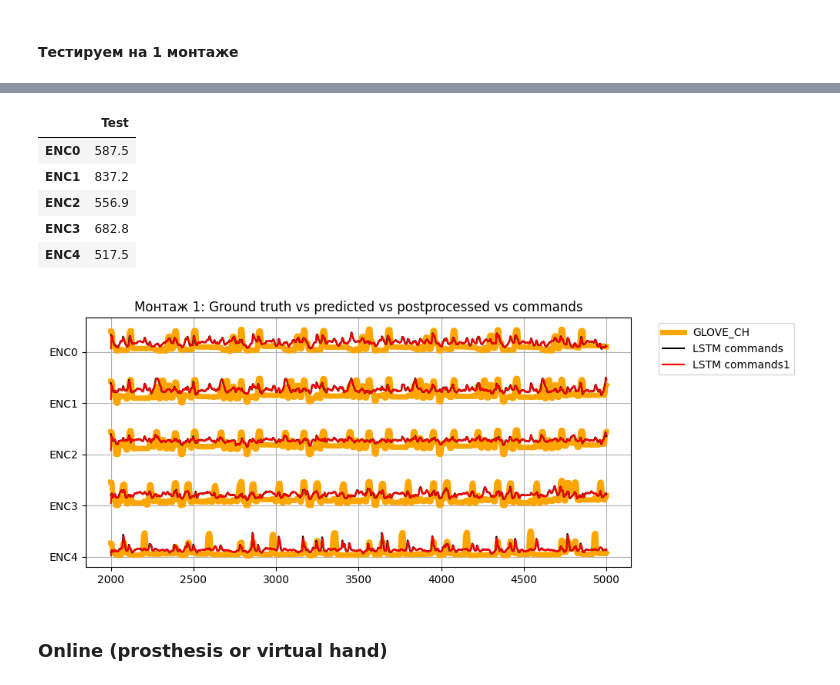
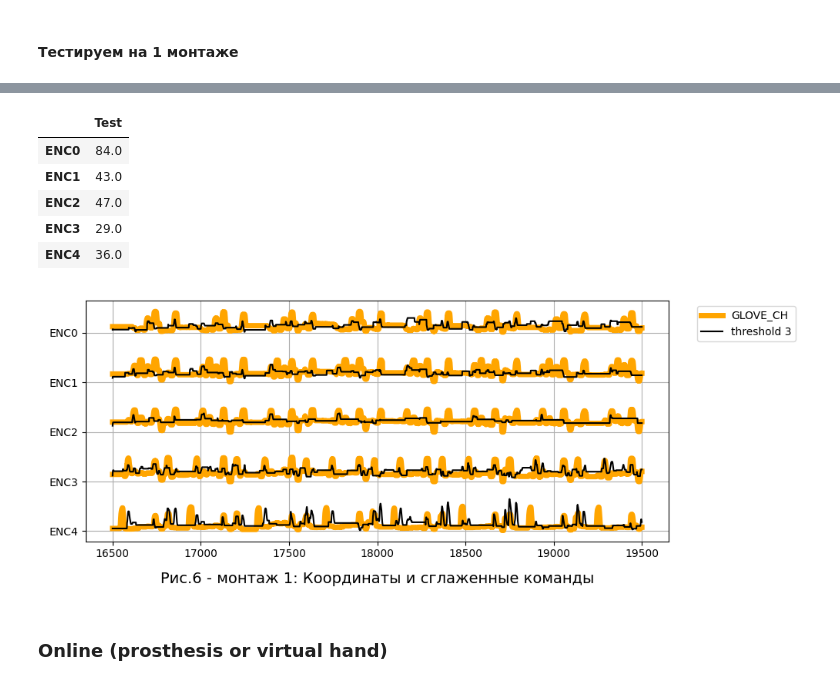
Before and after one commit to Internship-moto/Gestures_3, a Jupyter notebook: notebooks/sprint3.ipynb, the cells around one changed output, grey strips where cells are left out. Cells and saved outputs as stored; diff of their text form; code cells hidden in the pictures.

```diff
--- a/notebooks/sprint3.ipynb
+++ b/notebooks/sprint3.ipynb
@@ -1155 +1084,24 @@ plt.tight_layout()
+# %%
+def great_preprocessing(df:pd.DataFrame, sensors:list=sensors):
+    sensors_new = get_active_sensors(df[OMG_CH].values)
+    cols = df.columns
+    # Проверяем совпадение номеров активных сенсоров для обоих маунтов
+    assert sensors_new  == sensors
+
+    # get sensor means and std
+    means_new = get_means(df[OMG_CH].values, sensors)
+
+    # Определяем список коэффициентов для преобразования сигнала маунта 1 к уровню маунта 2
+    means_diff = {key: v[0] / means_new[key][0] for key, v in means2.items()}
+
+    # convert to list
+    means_diff = list(means_diff.values())
+
+    # преобразования сигнала маунта 1 к уровню маунта 2
+    df.iloc[:,sensors] = (df.iloc[:,sensors] * means_diff)#.round()
+
+    gestures_new_clipped = get_limits(df.values, limits)
+    return pd.DataFrame(gestures_new_clipped, columns=cols)
+
+gestures_new_clipped = great_preprocessing(gestures_new)
 # %%
@@ -1297,3 +1256,12 @@ plt.tight_layout()
 # %% [markdown]
 #### Тестируем на 1 монтаже
+# %%
+gestures_new = read_omg_csv(palm_file_3_1,
+                        n_omg_channels=50,
+                        n_acc_channels=3,
+                        n_gyr_channels=3,
+                        n_enc_channels=6,
+                        n_mag_channels=0)
+
+gestures_new_clipped = great_preprocessing(gestures_new)
 # %%
@@ -1403,40 +1366,40 @@ BUTTON: 0.0, SYNC: 124.0, TS: 1145289.0
 # %%
 # Display metrics
-temp = np.array(y_dct['enc_sample'])[:,:5]
-get_mse(temp, np.array(y_dct['y_commands']))
+temp = np.array(y_dct['y_predicted'])
+get_mse(temp, np.array(y_dct['y_commands3']))
 # %% [output]
 |  | Test |
-| ENC0 | 587.5 |
-| ENC1 | 837.2 |
-| ENC2 | 556.9 |
-| ENC3 | 682.8 |
-| ENC4 | 517.5 |
+| ENC0 | 84.0 |
+| ENC1 | 43.0 |
+| ENC2 | 47.0 |
+| ENC3 | 29.0 |
+| ENC4 | 36.0 |
 # %%
 xticks = df_sim[GLOVE_CH].index
 dist = -np.arange(len(GLOVE_CH)) * 200
 
 fig, ax = plt.subplots(1, 1,  figsize=(10, 4))
 
-ax.plot(xticks, df_sim[GLOVE_CH] + dist, c='orange', label='GLOVE_CH',linewidth=5)#, label='GLOVE_CH'
-#ax.plot(xticks,   np.array(y_dct['y_postprocessed']) + dist, c='red', label ='LSTM postprocessed') # + nogo commands
-ax.plot(xticks,   np.array(y_dct['y_commands']) + dist, c='black', label ='LSTM commands') # + nogo commands
-ax.plot(xticks,   np.array(y_dct['y_commands1']) + dist, c='red', label ='LSTM commands1')
+ax.plot(xticks, df_sim[GLOVE_CH] + dist, c='orange', label='GLOVE_CH' ,linewidth=5 )
+#ax.plot(xticks,   y_dct['y_postprocessed'] + dist, c='green', label ='postprocessed')
+ax.plot(xticks,   y_dct['y_commands3'] + dist, c='k', label ='threshold 3')
 
-plt.title('Монтаж 1: Ground truth vs predicted vs postprocessed vs commands')
+
+plt.title('Рис.6 - монтаж 1: Координаты и сглаженные команды', y=-0.2, fontsize=14) #Ground truth vs predicted vs postprocessed vs commands
 plt.yticks(dist, GLOVE_CH)
 
 # get unique labels
 handles, labels = plt.gca().get_legend_handles_labels()
 labels, ids = np.unique(labels, return_index=True)
 handles = [handles[i] for i in ids]
 ax.legend(handles, labels, bbox_to_anchor=[1.04, 1])
 
 plt.grid()
 plt.tight_layout()
 
-#plt.savefig(f'../figures/fig_4.png')
+plt.savefig(f'./figures/fig_6.png')
 # %% [output]
-[figure, old version]
+[figure, new version]
 # %% [markdown]
 ### Online (prosthesis or virtual hand)
 # %%
```
Also changed, not shown: parts of 43 cells of this notebook.
